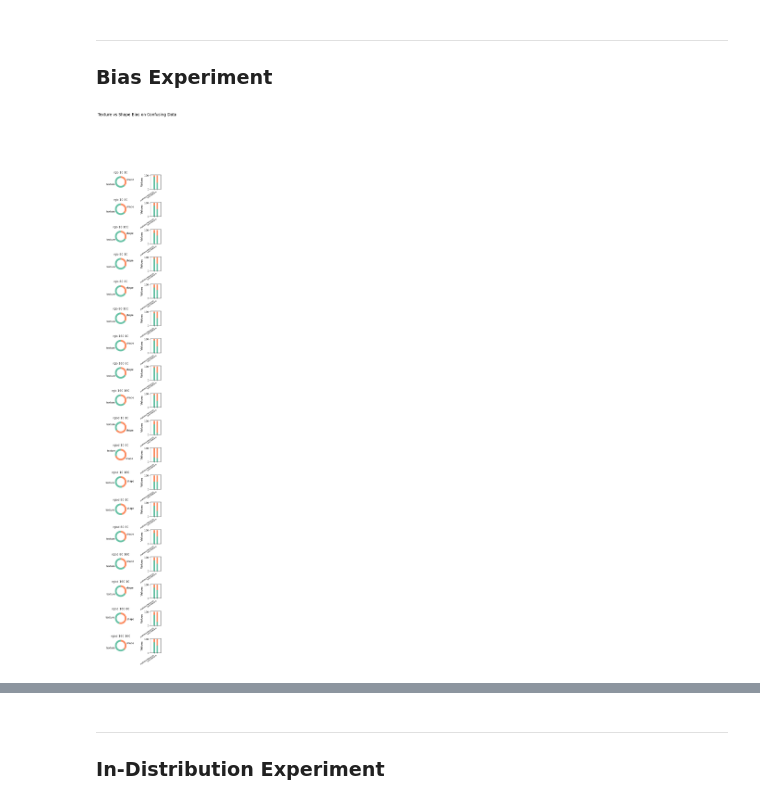
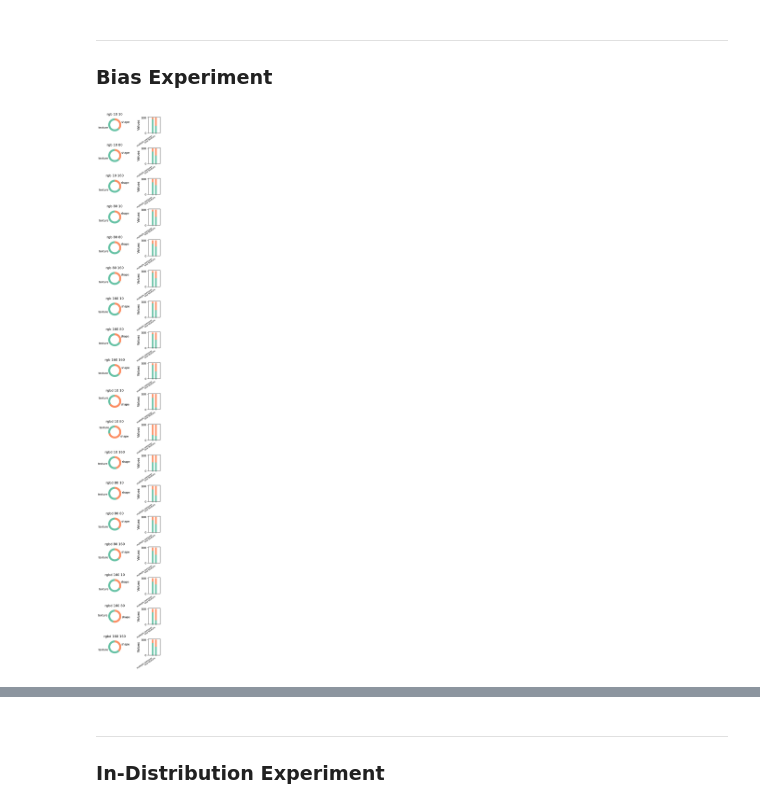
Before and after one commit to xXAI-botXx/torch-mask-rcnn-instance-segmentation, a Jupyter notebook: results.ipynb, the cells around one changed output, grey strips where cells are left out. Cells and saved outputs as stored; diff of their text form; code cells hidden in the pictures.

```diff
--- a/results.ipynb
+++ b/results.ipynb
@@ -169,35 +169,35 @@ for idx, (model_name, data) in enumerate(total.items()):
             new_shapes += [0]*20
         else:
             new_x += [x_counter]
             x_counter += 1
             new_textures += [texture_values[int(cur_idx)]*100]
             new_shapes += [shape_values[int(cur_idx)]*100]
         cur_idx += 0.5
 
     x = new_x
     texture_values = new_textures
     shape_values = new_shapes
 
     # create stacked bar chart
     ax[idx][1].bar(x, texture_values, width=bar_width, label="Texture", color=colors[0])
     ax[idx][1].bar(x, shape_values, width=bar_width, bottom=texture_values, label="Shape", color=colors[1])
 
     # title and labels
     # ax[idx][1].set_xlabel("Categories", fontsize=12)
     ax[idx][1].set_ylabel("Values", fontsize=12)
     # ax[idx][1].set_title("Stacked Texture and Shape Counts per Category", fontsize=14)
     ax[idx][1].set_xticks(np.array([20, 20*2]))
     ax[idx][1].set_xticklabels(categories, rotation=35, ha="right", fontsize=8)
 
     # add legend
     # ax[idx][1].legend()
 
 # Distance between the charts
 plt.subplots_adjust(wspace=0.1, hspace=0.9)
-fig.suptitle("Texture vs Shape Bias on Confusing Data", fontsize=16)
+# fig.suptitle("Texture vs Shape Bias on Confusing Data", fontsize=16)
 plt.show()
 # %% [output]
-[figure, old version]
+[figure, new version]
 # %%
 # create donut charts
 rows = len(total.keys())//2
```
Also changed, not shown: parts of 10 cells of this notebook.
